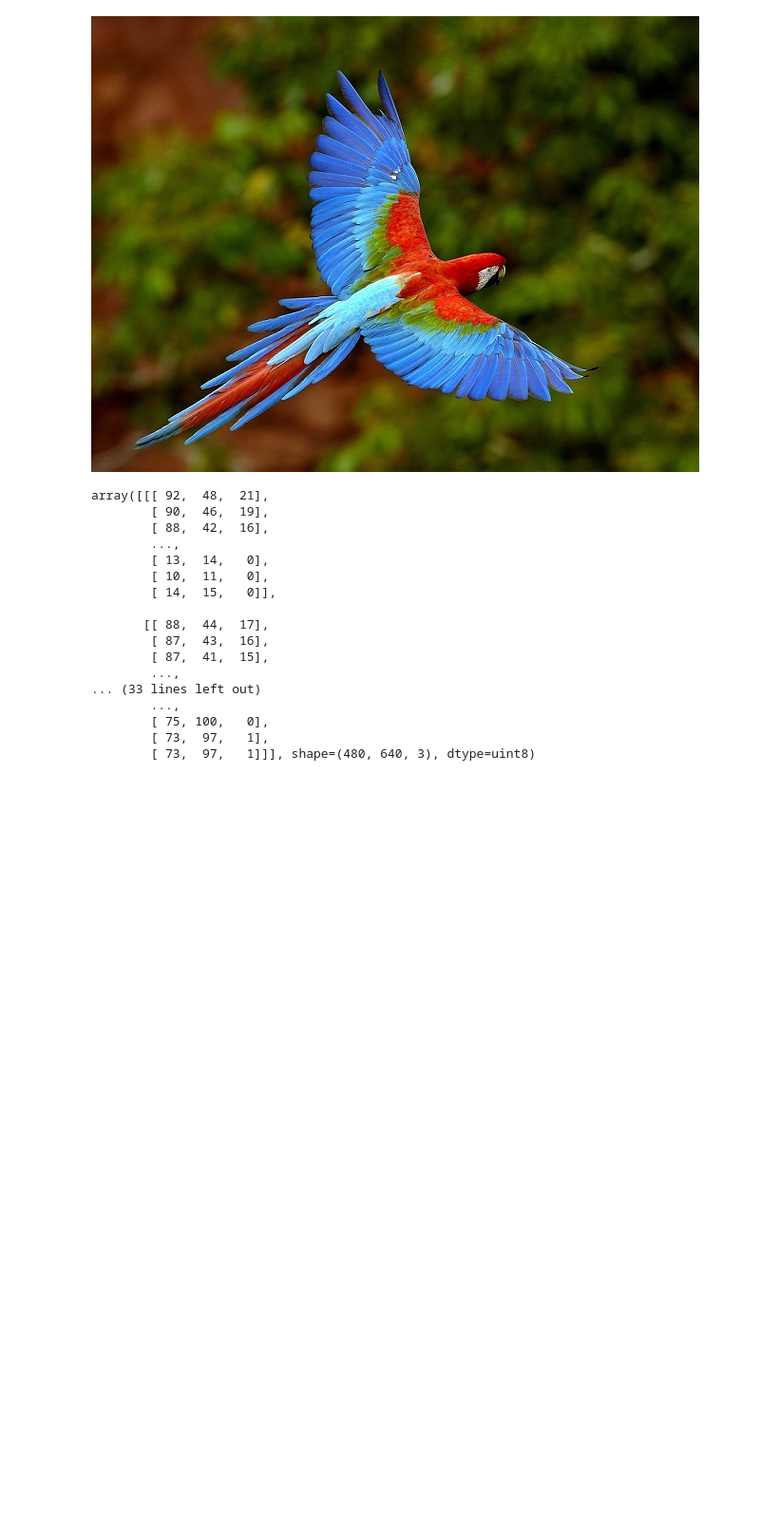
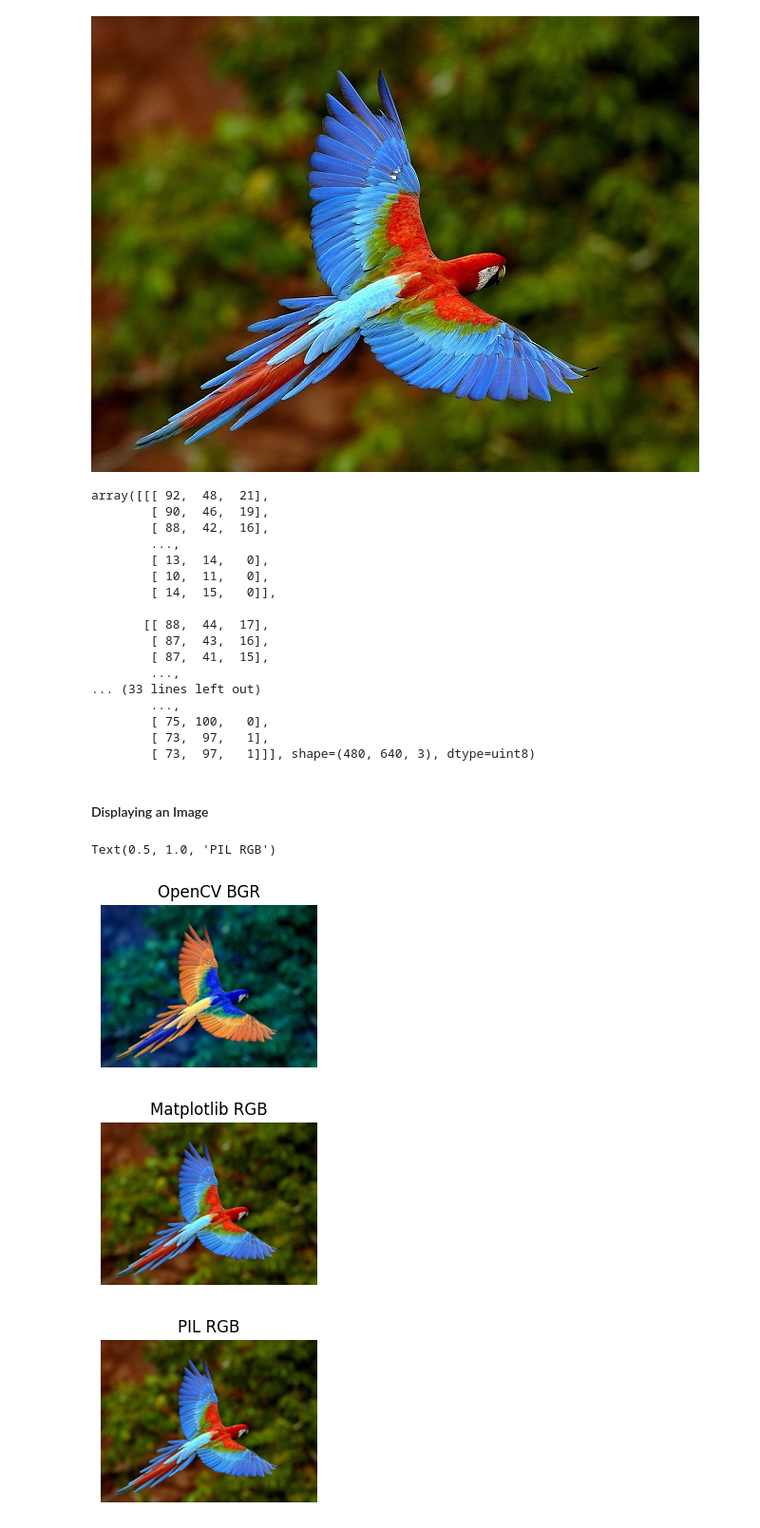
Before and after one commit to HerbertNtim/learning-opencv, a Jupyter notebook: notebooks/02_reading_image.ipynb, the cells around one changed output. Shown at 95% size. Saved outputs shown, nothing was run; the diff lists cells and outputs as text; code cells hidden in the pictures; blank space fills up the shorter version.

Commit message:
displaying the image

```diff
--- a/notebooks/02_reading_image.ipynb
+++ b/notebooks/02_reading_image.ipynb
@@ -83,3 +83,5 @@ array([[[ 92,  48,  21],
         [ 75, 100,   0],
         [ 73,  97,   1],
         [ 73,  97,   1]]], shape=(480, 640, 3), dtype=uint8)
+# %% [markdown]
+#### Displaying an Image
@@ -85,0 +95,24 @@ array([[[ 92,  48,  21],
+# %%
+# Display image using Matplotlib
+plt.figure(figsize=(10, 6))
+plt.subplot(1, 3, 1)
+plt.imshow(img_cv)
+plt.axis('off')
+plt.title('OpenCV BGR')
+
+plt.figure(figsize=(10, 6))
+plt.subplot(1, 3, 2)
+plt.imshow(img_mat)
+plt.axis('off')
+plt.title('Matplotlib RGB')
+
+plt.figure(figsize=(10, 6))
+plt.subplot(1, 3, 3)
+plt.imshow(img_pil_array)
+plt.axis('off')
+plt.title('PIL RGB')
+# %% [output]
+Text(0.5, 1.0, 'PIL RGB')
+[figure, added]
+[figure, added]
+[figure, added]
```
Also changed, not shown: parts of 1 cell of this notebook.
